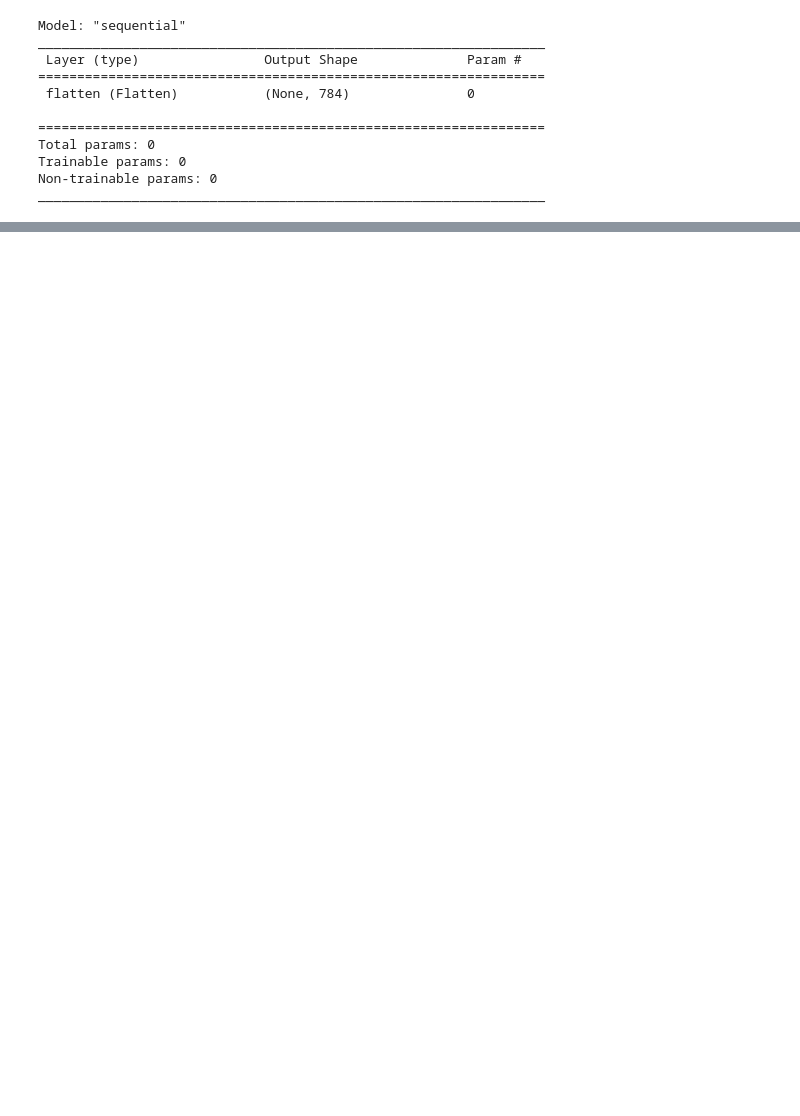
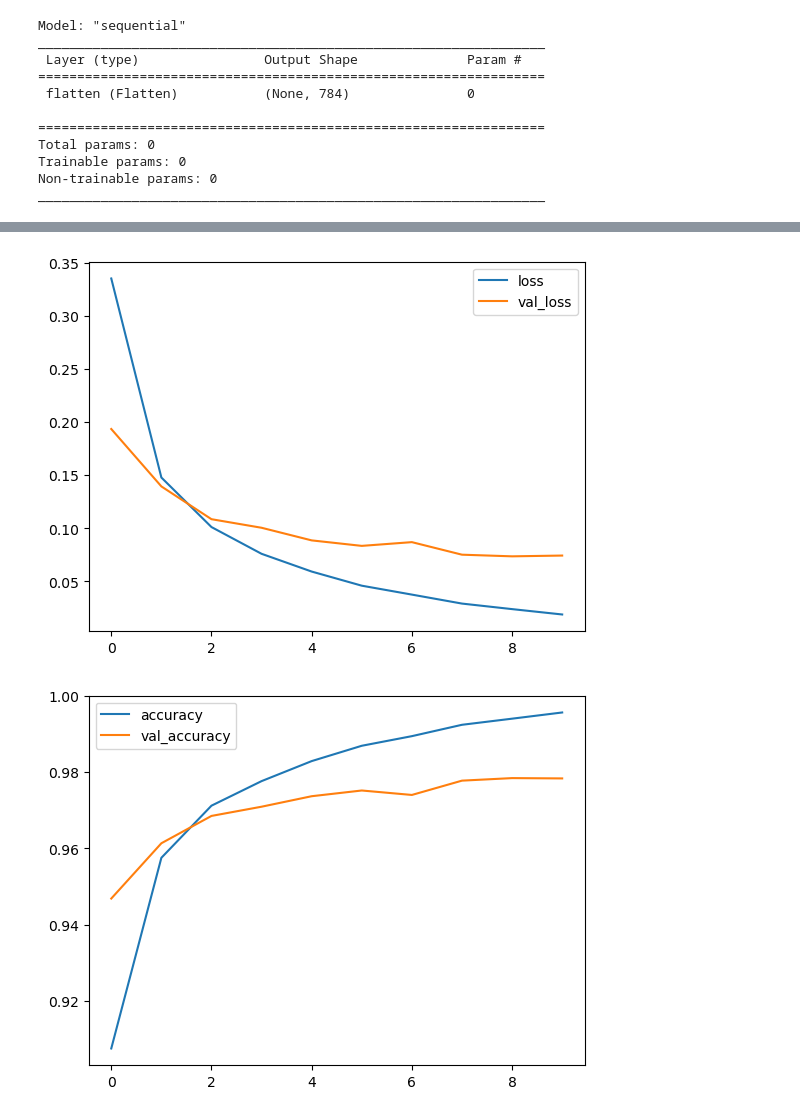
Before and after one commit to dnanad/dsr32, a Jupyter notebook: 12NLP_Transfer_Learning/DSR Batch 32.ipynb, the cells around one changed output, grey strips where cells are left out. Drawn from its saved outputs; the diff is of its cells as text; code cells hidden in the pictures; blank space fills up the shorter version.

```diff
--- a/12NLP_Transfer_Learning/DSR Batch 32.ipynb
+++ b/12NLP_Transfer_Learning/DSR Batch 32.ipynb
@@ -181,0 +198,12 @@ plt.close()
+# %%
+model = models.Sequential()
+model.add(layers.Flatten(input_shape=(28, 28, 1)))
+model.add(layers.Dense(256, activation="relu"))
+model.add(layers.Dense(10, activation="softmax"))
+model.summary()
+
+model.compile(
+    optimizer="adam",
+    loss="categorical_crossentropy",
+    metrics=["accuracy"]
+)
@@ -181,0 +226,8 @@ plt.close()
+# %%
+# to use 100% of the GPU memory batch size can be optimized
+
+history = model.fit(
+    mnist_train_pipline.shuffle(24000).batch(128),
+    epochs=10,
+    validation_data=mnist_validate__pipline.batch(128)
+)
@@ -181,0 +255,18 @@ plt.close()
+# %%
+plt.plot(history.history["loss"], label="loss")
+plt.plot(history.history["val_loss"], label="val_loss")
+plt.legend()
+plt.show()
+plt.close()
+plt.plot(history.history["accuracy"], label="accuracy")
+plt.plot(history.history["val_accuracy"], label="val_accuracy")
+plt.legend()
+plt.show()
+plt.close()
+
+#overfitting - gradual increase in accuracy in train comapred to val
+
+#important to arrive till point as quickly as possible
+# %% [output]
+[figure, added]
+[figure, added]
```
Also changed, not shown: parts of 11 cells of this notebook.
